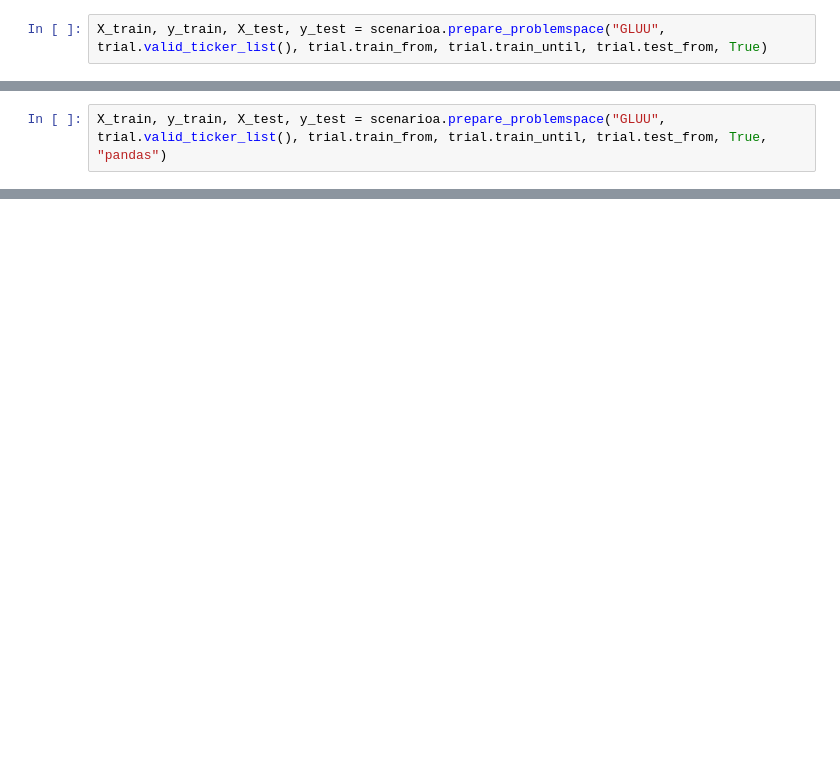
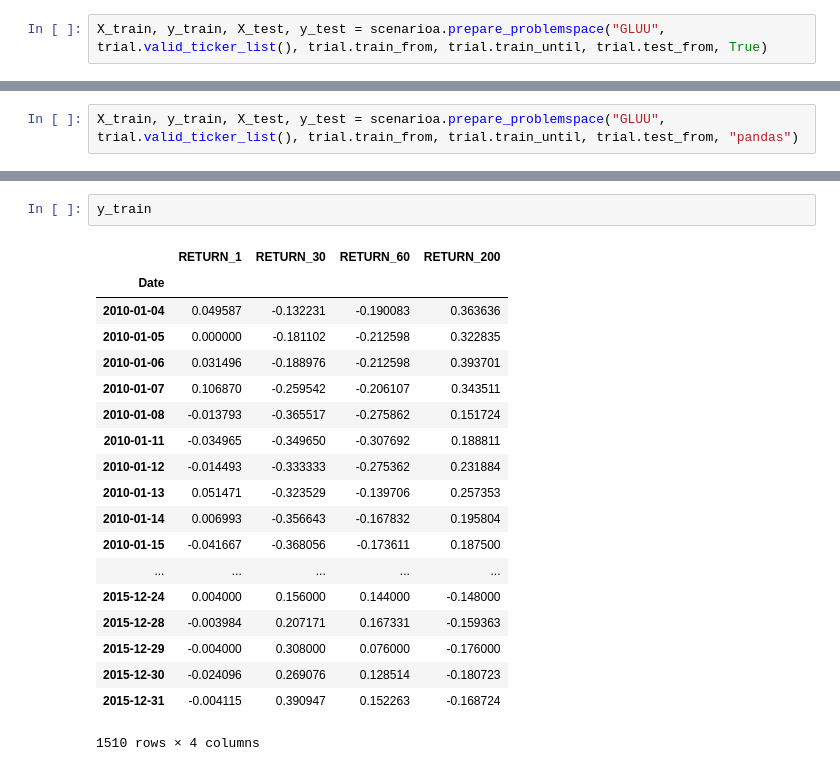
Before and after one commit to pjsousa/FintechCapstone, a Jupyter notebook: Validate ScenarioA.ipynb, the cells around one changed output, grey strips where cells are left out. Cells and saved outputs as stored; diff of their text form; blank space fills up the shorter version.

```diff
--- a/Validate ScenarioA.ipynb
+++ b/Validate ScenarioA.ipynb
@@ -190,5 +102,5 @@ ________________________________________________________________________________
 # %%
-X_train, y_train, X_test, y_test = scenarioa.prepare_problemspace("GLUU", trial.valid_ticker_list(), trial.train_from, trial.train_until, trial.test_from, True, "pandas")
+X_train, y_train, X_test, y_test = scenarioa.prepare_problemspace("GLUU", trial.valid_ticker_list(), trial.train_from, trial.train_until, trial.test_from, "pandas")
 # %%
 scenarioa.fit(model, X_train, y_train)
 # %% [output]
@@ -195,0 +120,22 @@ ValueError: Error when checking model input: expected convolution2d_input_7 to h
+# %%
+y_train
+# %% [output]
+|  | RETURN_1 | RETURN_30 | RETURN_60 | RETURN_200 |
+| Date |  |  |  |  |
+| 2010-01-04 | 0.049587 | -0.132231 | -0.190083 | 0.363636 |
+| 2010-01-05 | 0.000000 | -0.181102 | -0.212598 | 0.322835 |
+| 2010-01-06 | 0.031496 | -0.188976 | -0.212598 | 0.393701 |
+| 2010-01-07 | 0.106870 | -0.259542 | -0.206107 | 0.343511 |
+| 2010-01-08 | -0.013793 | -0.365517 | -0.275862 | 0.151724 |
+| 2010-01-11 | -0.034965 | -0.349650 | -0.307692 | 0.188811 |
+| 2010-01-12 | -0.014493 | -0.333333 | -0.275362 | 0.231884 |
+| 2010-01-13 | 0.051471 | -0.323529 | -0.139706 | 0.257353 |
+| 2010-01-14 | 0.006993 | -0.356643 | -0.167832 | 0.195804 |
+| 2010-01-15 | -0.041667 | -0.368056 | -0.173611 | 0.187500 |
+| ... | ... | ... | ... | ... |
+| 2015-12-24 | 0.004000 | 0.156000 | 0.144000 | -0.148000 |
+| 2015-12-28 | -0.003984 | 0.207171 | 0.167331 | -0.159363 |
+| 2015-12-29 | -0.004000 | 0.308000 | 0.076000 | -0.176000 |
+| 2015-12-30 | -0.024096 | 0.269076 | 0.128514 | -0.180723 |
+| 2015-12-31 | -0.004115 | 0.390947 | 0.152263 | -0.168724 |
+1510 rows × 4 columns
```
Also changed, not shown: parts of 20 cells of this notebook, 2 other files.
